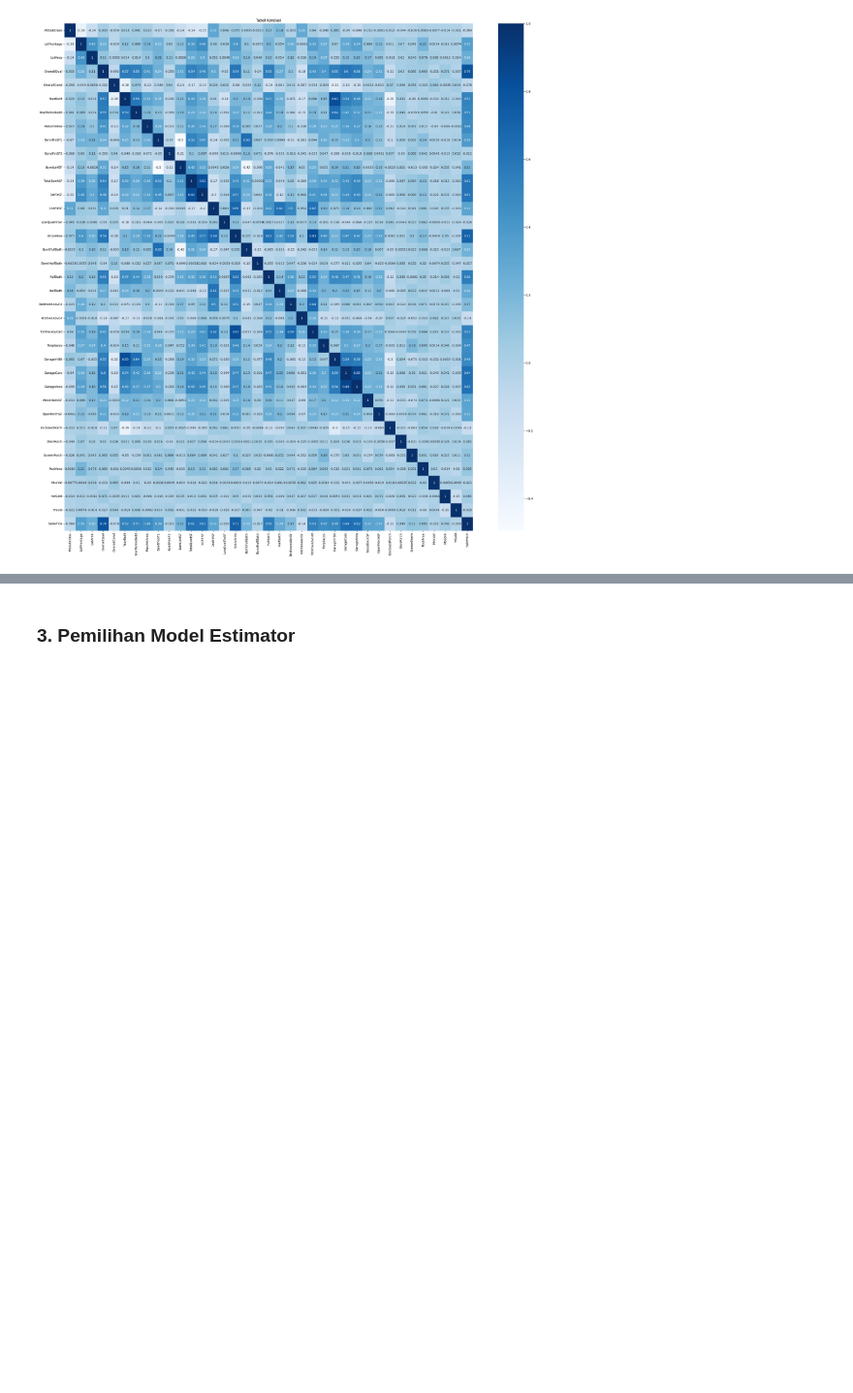
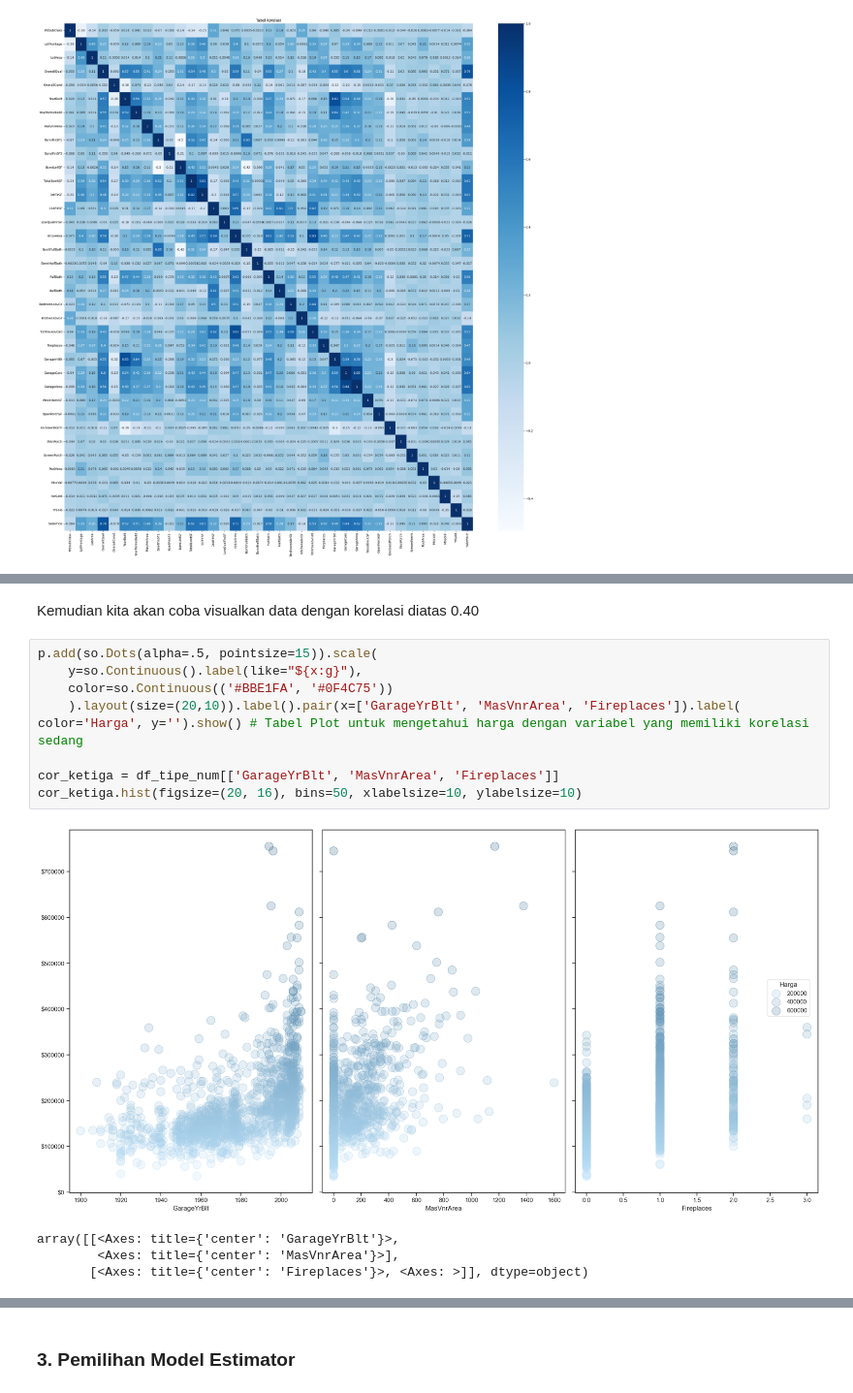
Before and after one commit to arya475/Data-Science-house-price-predict, a Jupyter notebook: main.ipynb, the cells around one changed output, grey strips where cells are left out. Shown at 97% size. Saved outputs shown, nothing was run; the diff lists cells and outputs as text; blank space fills up the shorter version.

```diff
--- a/main.ipynb
+++ b/main.ipynb
@@ -128,0 +138,15 @@ q.add(so.Dot(alpha=.5, pointsize=15)).scale(
+# %% [markdown]
+Kemudian kita akan coba visualkan data dengan korelasi diatas 0.40
+# %%
+p.add(so.Dots(alpha=.5, pointsize=15)).scale(
+    y=so.Continuous().label(like="${x:g}"),
+    color=so.Continuous(('#BBE1FA', '#0F4C75'))
+    ).layout(size=(20,10)).label().pair(x=['GarageYrBlt', 'MasVnrArea', 'Fireplaces']).label( color='Harga', y='').show() # Tabel Plot untuk mengetahui harga dengan variabel yang memiliki korelasi sedang
+
+cor_ketiga = df_tipe_num[['GarageYrBlt', 'MasVnrArea', 'Fireplaces']]
+cor_ketiga.hist(figsize=(20, 16), bins=50, xlabelsize=10, ylabelsize=10)
+# %% [output]
+[figure, added]
+array([[<Axes: title={'center': 'GarageYrBlt'}>,
+        <Axes: title={'center': 'MasVnrArea'}>],
+       [<Axes: title={'center': 'Fireplaces'}>, <Axes: >]], dtype=object)
```
Also changed, not shown: parts of 10 cells of this notebook.
